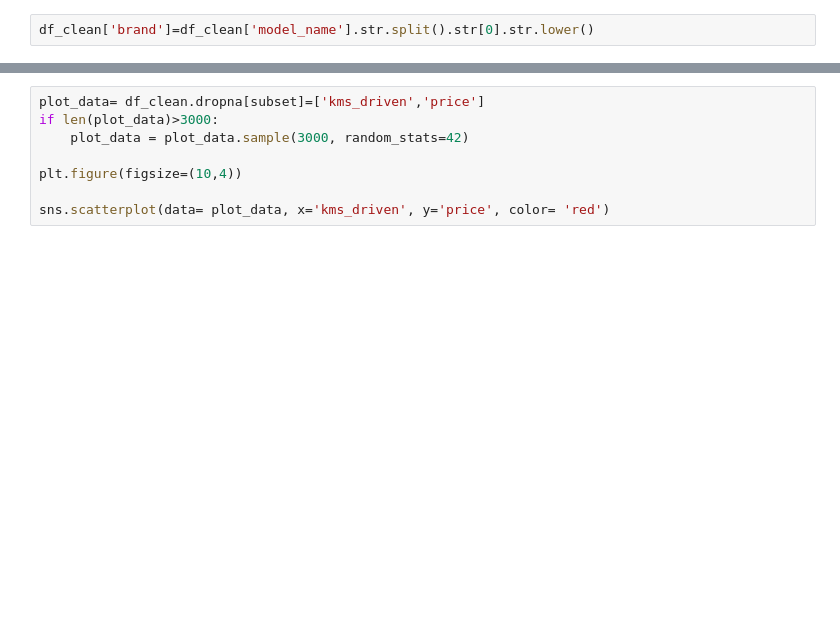
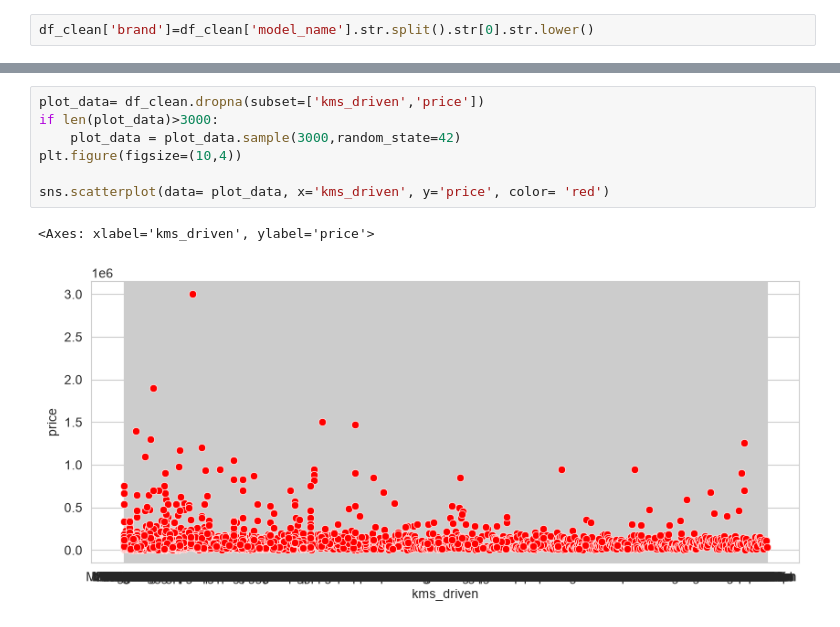
Before and after one commit to durgeshkumarsahu/Machine_learning, a Jupyter notebook: ML_project/first.ipynb, the cells around one changed output, grey strips where cells are left out. Saved outputs shown, nothing was run; the diff lists cells and outputs as text; blank space fills up the shorter version.

```diff
--- a/ML_project/first.ipynb
+++ b/ML_project/first.ipynb
@@ -127,8 +364,10 @@ plot_data= df_clean.dropna(subset=['kms_driven','price'])
 # %%
-plot_data= df_clean.dropna[subset]=['kms_driven','price']
+plot_data= df_clean.dropna(subset=['kms_driven','price'])
 if len(plot_data)>3000:
-    plot_data = plot_data.sample(3000, random_stats=42)
-
+    plot_data = plot_data.sample(3000,random_state=42)
 plt.figure(figsize=(10,4))
 
 sns.scatterplot(data= plot_data, x='kms_driven', y='price', color= 'red')
+# %% [output]
+<Axes: xlabel='kms_driven', ylabel='price'>
+[figure, added]
```
Also changed, not shown: parts of 48 cells of this notebook, 1 other file.
